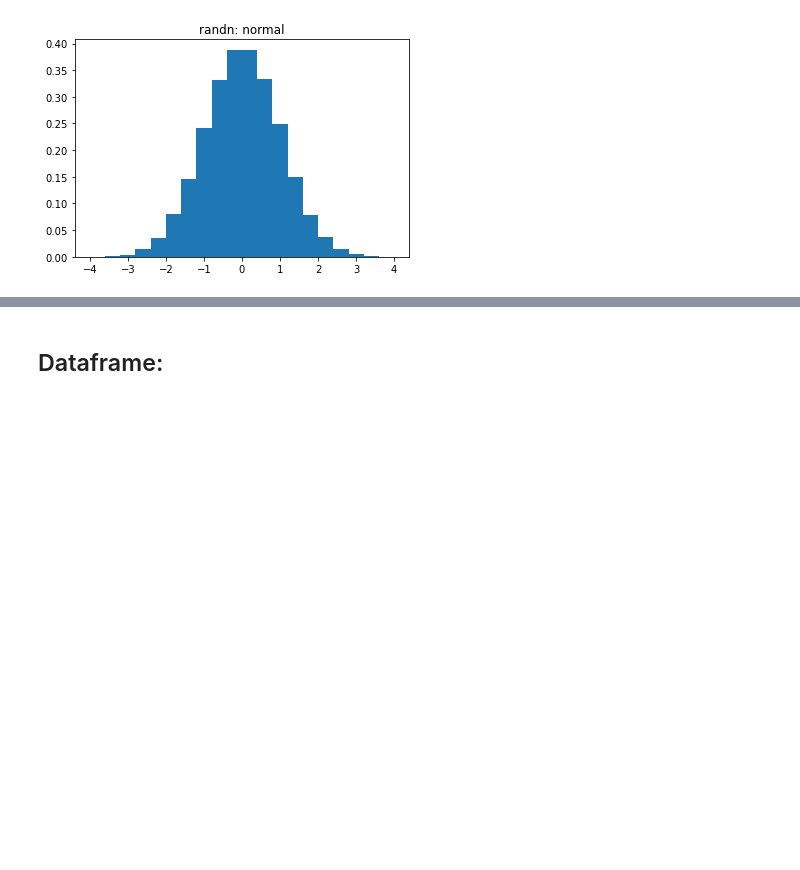
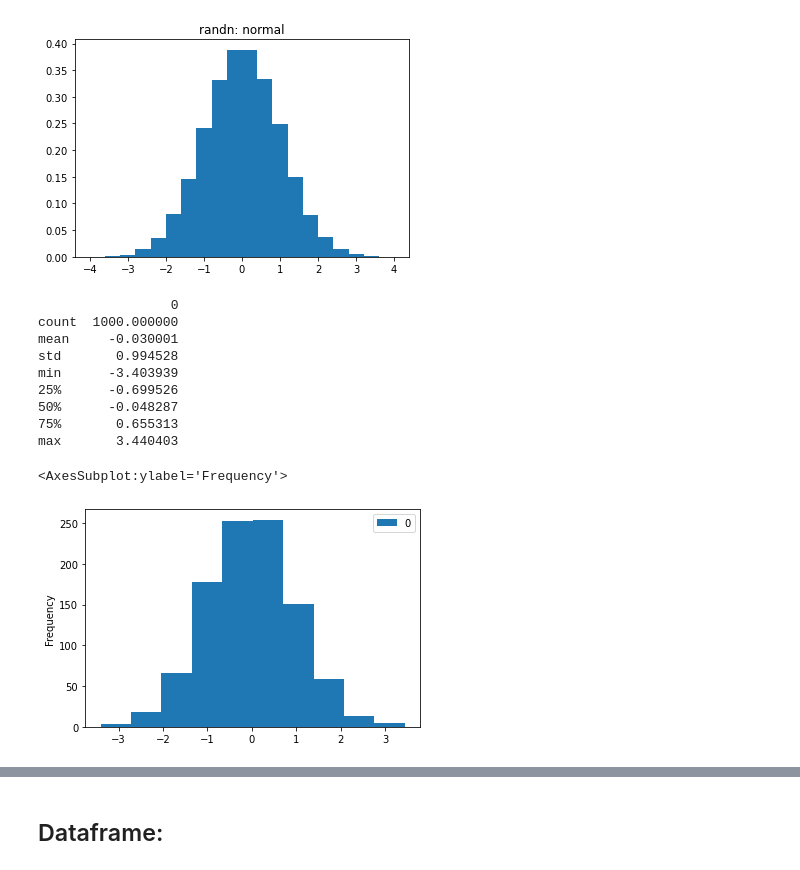
Before and after one commit to VeenaKGit/Knowledge, a Jupyter notebook: Pandas and Numpy.ipynb, the cells around one changed output, grey strips where cells are left out. Drawn from its saved outputs; the diff is of its cells as text; code cells hidden in the pictures; blank space fills up the shorter version.

```diff
--- a/Pandas and Numpy.ipynb
+++ b/Pandas and Numpy.ipynb
@@ -197,3 +197,25 @@ plt.show()
 # %% [output]
 [figure]
 [figure]
+# %%
+# Draw random samples from a normal (Gaussian) distribution.
+# https://numpy.org/doc/stable/reference/random/generated/numpy.random.normal.html
+nor = np.random.normal(loc=0.0, scale=1.0, size=1000) # loc=Mean scale=Std
+# https://numpy.org/doc/stable/reference/random/generated/numpy.random.uniform.html
+uni = np.random.uniform(low=0.0, high=1.0, size=1000)
+# %%
+nor_pd = pd.DataFrame(nor)
+print(nor_pd.describe())
+nor_pd.plot(kind="hist")
+# %% [output]
+                 0
+count  1000.000000
+mean     -0.030001
+std       0.994528
+min      -3.403939
+25%      -0.699526
+50%      -0.048287
+75%       0.655313
+max       3.440403
+<AxesSubplot:ylabel='Frequency'>
+[figure, added]
```
Also changed, not shown: parts of 1 cell of this notebook, 11 other files.
